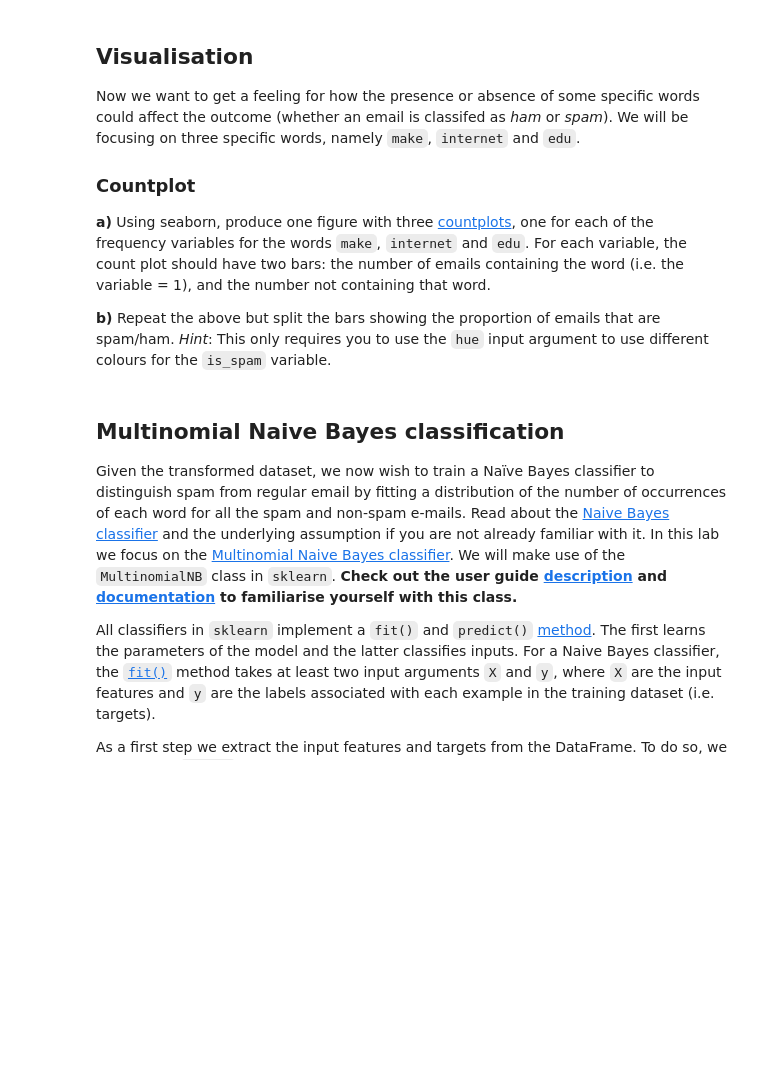
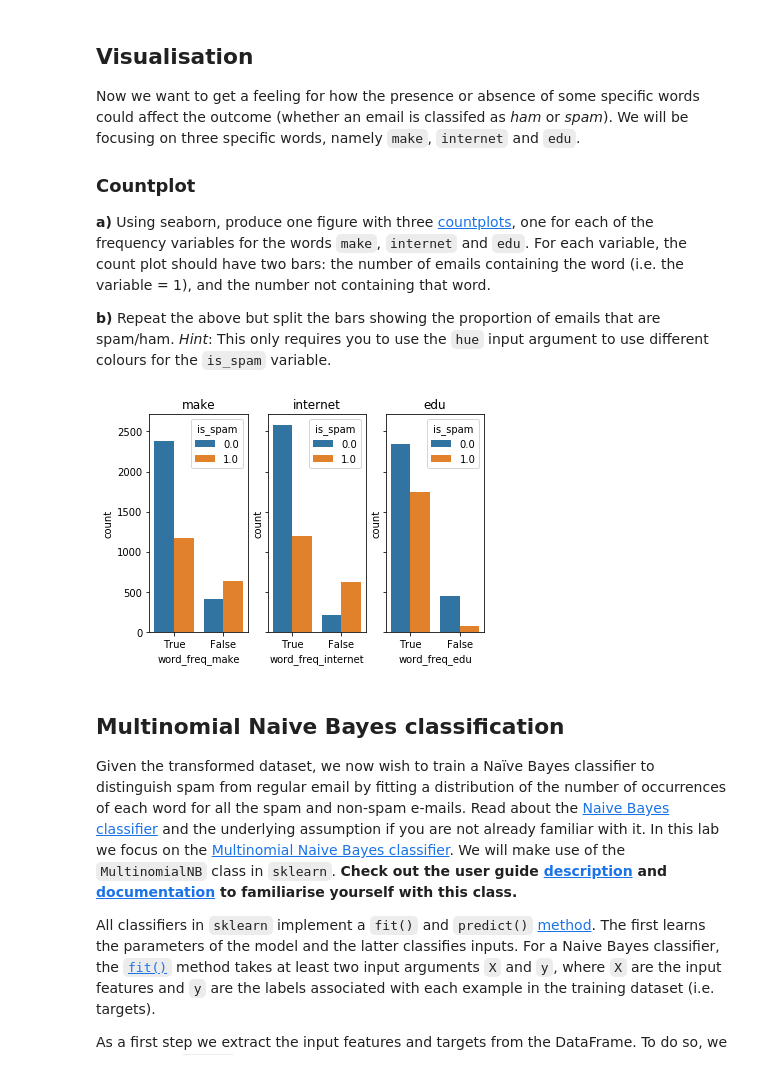
Before and after one commit to adagloria/CA_AI_2020, a Jupyter notebook: 02_Python_for_Data_Science/05_Data_Analysis_Visualization.ipynb, the cells around one changed output. Cells and saved outputs as stored; diff of their text form; code cells hidden in the pictures; blank space fills up the shorter version.

```diff
--- a/02_Python_for_Data_Science/05_Data_Analysis_Visualization.ipynb
+++ b/02_Python_for_Data_Science/05_Data_Analysis_Visualization.ipynb
@@ -84,2 +150,4 @@ outputs:
+# %%
+spambase_binary = spambase.copy(deep=True)
 # %% [markdown]
 **b)** Convert all attributes in `spambase_binary` to Boolean values: 1 if the word or character is present in the email, or 0 otherwise.
@@ -88,2 +154,4 @@ outputs:
+# %%
+spambase_binary[spambase_binary > 0] = 1
 # %% [markdown]
 **c)** Display the 5 last observations of the transformed dataset.
@@ -102,3 +176,30 @@ Now we want to get a feeling for how the presence or absence of some specific wo
+# %%
+# Shows all plots in one figure
+fig, ax =plt.subplots(1,3, sharey = True)
+sns.countplot(x='word_freq_make', data=spambase_binary, ax=ax[0], hue="is_spam")
+sns.countplot(x='word_freq_internet', data=spambase_binary, ax=ax[1], hue="is_spam")
+sns.countplot(x='word_freq_edu', data=spambase_binary, ax=ax[2], hue="is_spam")
+
+labels = [item.get_text() for item in ax[0].get_xticklabels()]
+labels[0] = 'True'
+labels[1] = 'False'
+ax[0].set_xticklabels(labels)
+
+labels = [item.get_text() for item in ax[1].get_xticklabels()]
+labels[0] = 'True'
+labels[1] = 'False'
+ax[1].set_xticklabels(labels)
+
+labels = [item.get_text() for item in ax[2].get_xticklabels()]
+labels[0] = 'True'
+labels[1] = 'False'
+ax[2].set_xticklabels(labels)
+
+ax[0].title.set_text('make')
+ax[1].title.set_text('internet')
+ax[2].title.set_text('edu')
+# %% [output]
+[figure, added]
 # %% [markdown]
 ## Multinomial Naive Bayes classification
 Given the transformed dataset, we now wish to train a Naïve Bayes classifier to distinguish spam from regular email by fitting a distribution of the number of occurrences of each word for all the spam and non-spam e-mails. Read about the [Naive Bayes classifier](https://en.wikipedia.org/wiki/Naive_Bayes_classifier) and the underlying assumption if you are not already familiar with it. In this lab we focus on the [Multinomial Naive Bayes classifier](https://en.wikipedia.org/wiki/Naive_Bayes_classifier#Multinomial_naive_Bayes). We will make use of the `MultinomialNB` class in `sklearn`. **Check out the user guide [description](http://scikit-learn.org/stable/modules/naive_bayes.html#multinomial-naive-bayes) and [documentation](http://scikit-learn.org/stable/modules/generated/sklearn.naive_bayes.MultinomialNB.html#sklearn.naive_bayes.MultinomialNB) to familiarise yourself with this class.**
```
Also changed, not shown: parts of 48 cells of this notebook.
